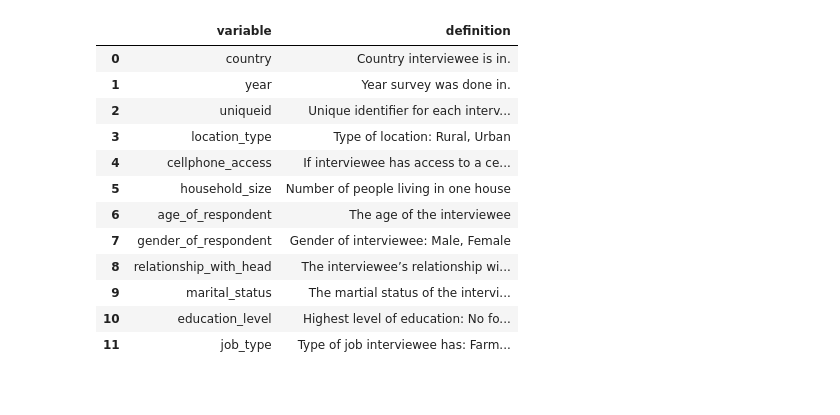
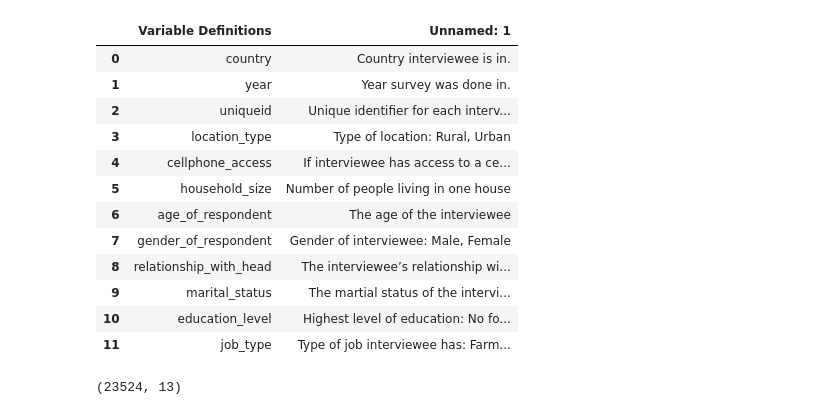
Before and after one commit to tony-nyagah/my-zindi, a Jupyter notebook: competitions/financial-inclusion-in-africa/my-solution.ipynb, the cells around one changed output. Drawn from its saved outputs; the diff is of its cells as text; code cells hidden in the pictures.

```diff
--- a/competitions/financial-inclusion-in-africa/my-solution.ipynb
+++ b/competitions/financial-inclusion-in-africa/my-solution.ipynb
@@ -100,18 +13,0 @@ None
-# %%
-# Let's view the variables
-variables.rename(columns={"Variable Definitions": "variable", "Unnamed: 1": "definition"}, inplace=True)
-variables
-# %% [output]
-|  | variable | definition |
-| 0 | country | Country interviewee is in. |
-| 1 | year | Year survey was done in. |
-| 2 | uniqueid | Unique identifier for each interv... |
-| 3 | location_type | Type of location: Rural, Urban |
-| 4 | cellphone_access | If interviewee has access to a ce... |
-| 5 | household_size | Number of people living in one house |
-| 6 | age_of_respondent | The age of the interviewee |
-| 7 | gender_of_respondent | Gender of interviewee: Male, Female |
-| 8 | relationship_with_head | The interviewee’s relationship wi... |
-| 9 | marital_status | The martial status of the intervi... |
-| 10 | education_level | Highest level of education: No fo... |
-| 11 | job_type | Type of job interviewee has: Farm... |
@@ -117,0 +17,21 @@ variables
+# %%
+variable_definitions = pd.read_csv("./data/VariableDefinitions.csv")
+variable_definitions
+# %% [output]
+|  | Variable Definitions | Unnamed: 1 |
+| 0 | country | Country interviewee is in. |
+| 1 | year | Year survey was done in. |
+| 2 | uniqueid | Unique identifier for each interv... |
+| 3 | location_type | Type of location: Rural, Urban |
+| 4 | cellphone_access | If interviewee has access to a ce... |
+| 5 | household_size | Number of people living in one house |
+| 6 | age_of_respondent | The age of the interviewee |
+| 7 | gender_of_respondent | Gender of interviewee: Male, Female |
+| 8 | relationship_with_head | The interviewee’s relationship wi... |
+| 9 | marital_status | The martial status of the intervi... |
+| 10 | education_level | Highest level of education: No fo... |
+| 11 | job_type | Type of job interviewee has: Farm... |
+# %%
+train_data.shape
+# %% [output]
+(23524, 13)
```
Also changed, not shown: parts of 20 cells of this notebook, 6 other files.
